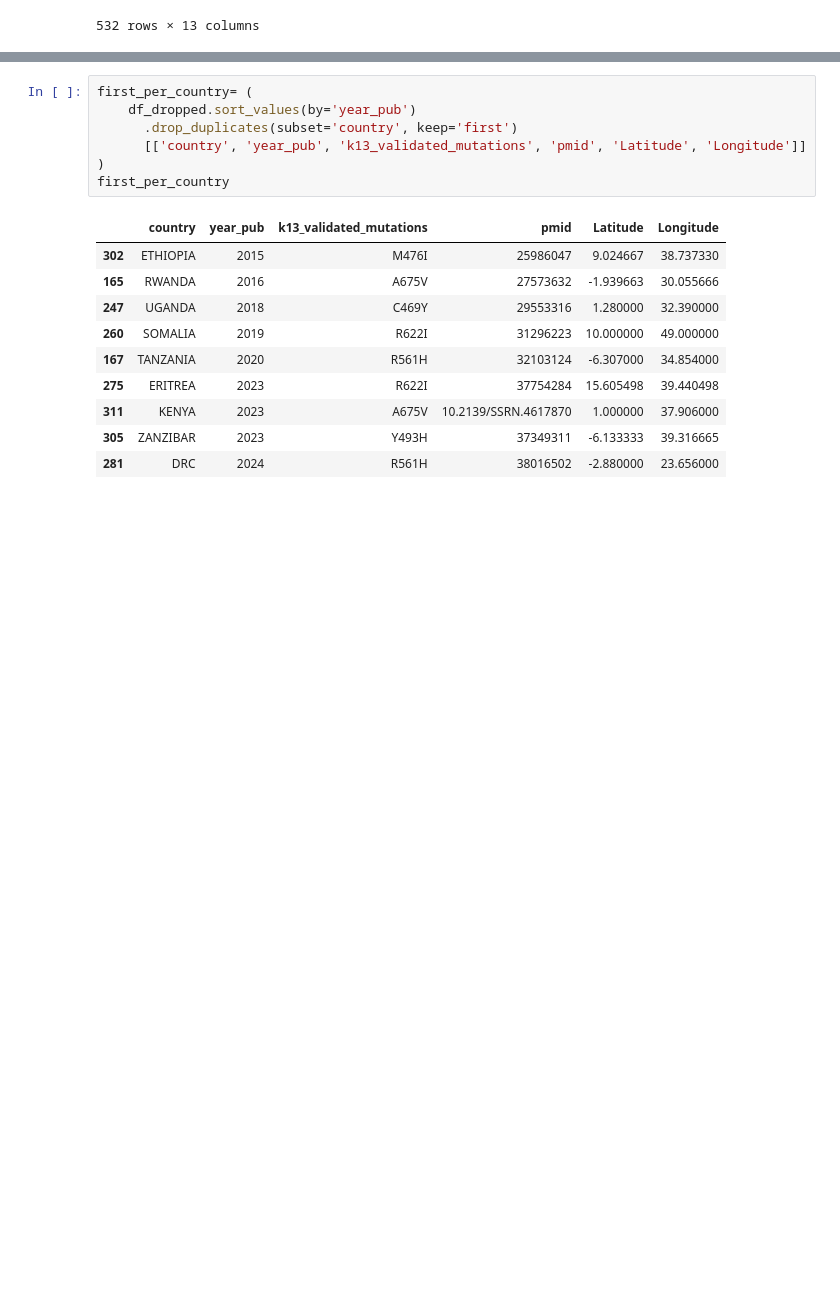
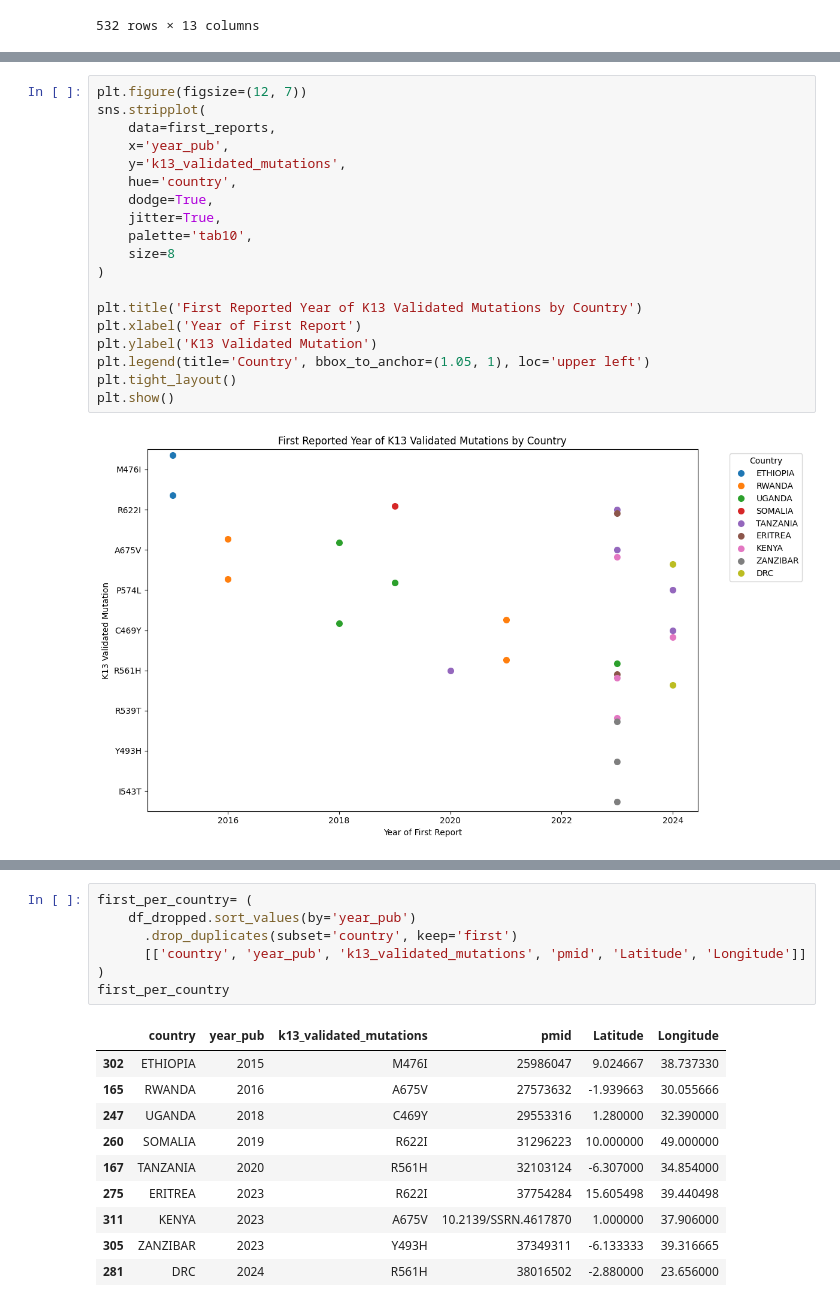
Before and after one commit to Kimani-kj/k13-review, a Jupyter notebook: scripts/after_extraction.ipynb, the cells around one changed output, grey strips where cells are left out. Drawn from its saved outputs; the diff is of its cells as text; blank space fills up the shorter version.

```diff
--- a/scripts/after_extraction.ipynb
+++ b/scripts/after_extraction.ipynb
@@ -861,0 +857,21 @@ plt.show()
+# %%
+plt.figure(figsize=(12, 7))
+sns.stripplot(
+    data=first_reports,
+    x='year_pub',
+    y='k13_validated_mutations',
+    hue='country',
+    dodge=True,
+    jitter=True,
+    palette='tab10',
+    size=8
+)
+
+plt.title('First Reported Year of K13 Validated Mutations by Country')
+plt.xlabel('Year of First Report')
+plt.ylabel('K13 Validated Mutation')
+plt.legend(title='Country', bbox_to_anchor=(1.05, 1), loc='upper left')
+plt.tight_layout()
+plt.show()
+# %% [output]
+[figure, added]
```
Also changed, not shown: parts of 9 cells of this notebook.
